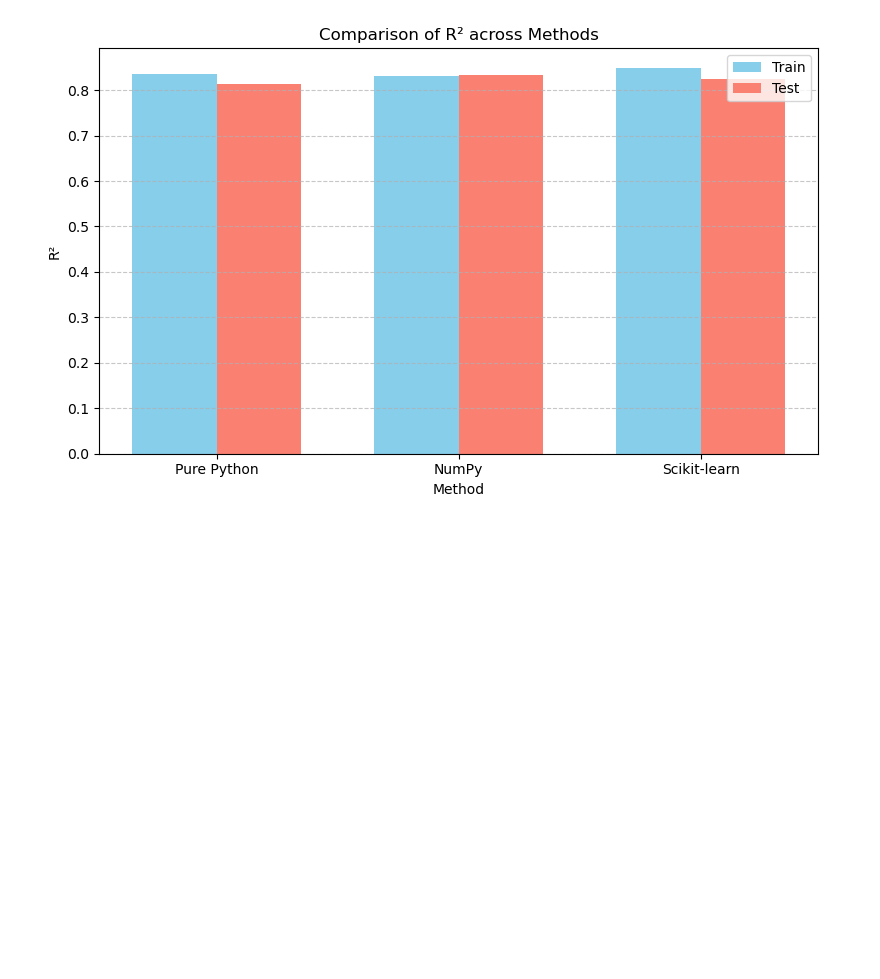
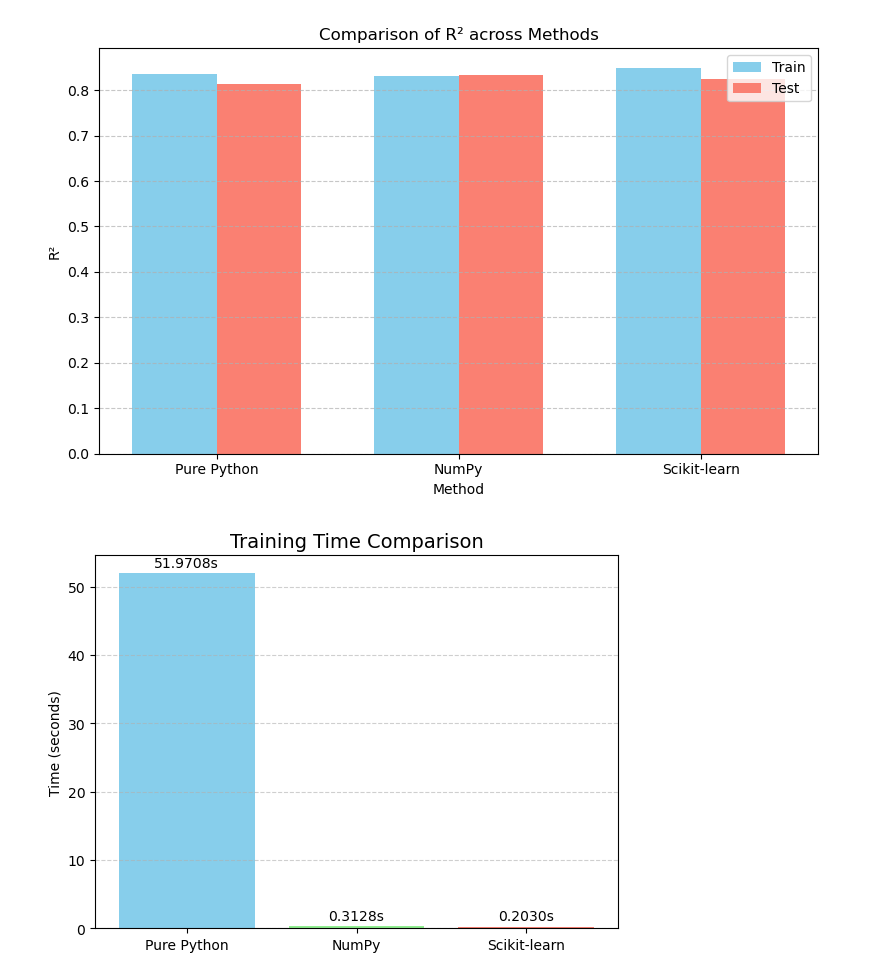
Before and after one commit to Celestial-glitch/24124048_CSOC_IG, a Jupyter notebook: Prerequisites/evaluation/MetricsEvaluation.ipynb, the cells around one changed output. Drawn from its saved outputs; the diff is of its cells as text; code cells hidden in the pictures; blank space fills up the shorter version.

```diff
--- a/Prerequisites/evaluation/MetricsEvaluation.ipynb
+++ b/Prerequisites/evaluation/MetricsEvaluation.ipynb
@@ -53,3 +53,30 @@ for metric in metrics_list:
 [figure]
 [figure]
 [figure]
+# %%
+training_times = {
+    'Pure Python': 51.9708,
+    'NumPy': 0.3128,
+    'Scikit-learn': 0.2030
+}
+
+# Extract labels and values
+labels = list(training_times.keys())
+times = list(training_times.values())
+
+# Plotting
+plt.figure(figsize=(6, 4.5))
+bars = plt.bar(labels, times, color=['skyblue', 'lightgreen', 'salmon'])
+
+# Add value labels on top of bars
+for bar in bars:
+    yval = bar.get_height()
+    plt.text(bar.get_x() + bar.get_width()/2, yval + 0.5, f'{yval:.4f}s', ha='center', va='bottom', fontsize=10)
+
+plt.title("Training Time Comparison", fontsize=14)
+plt.ylabel("Time (seconds)")
+plt.grid(axis='y', linestyle='--', alpha=0.6)
+plt.tight_layout()
+plt.show()
+# %% [output]
+[figure, added]
```
Also changed, not shown: 1 other file.
